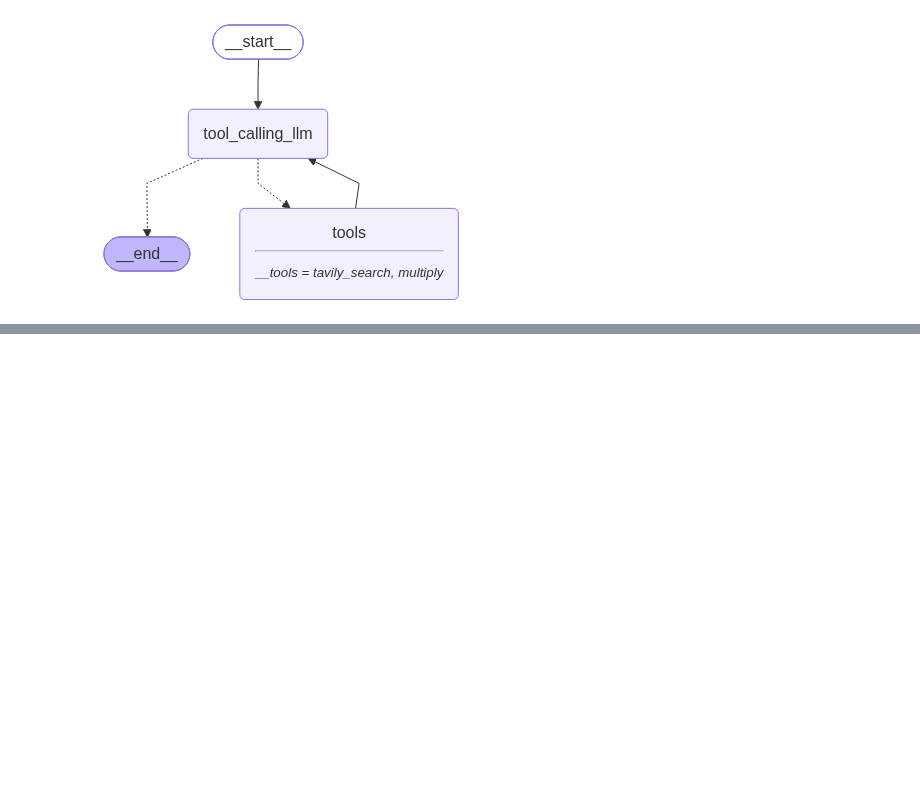
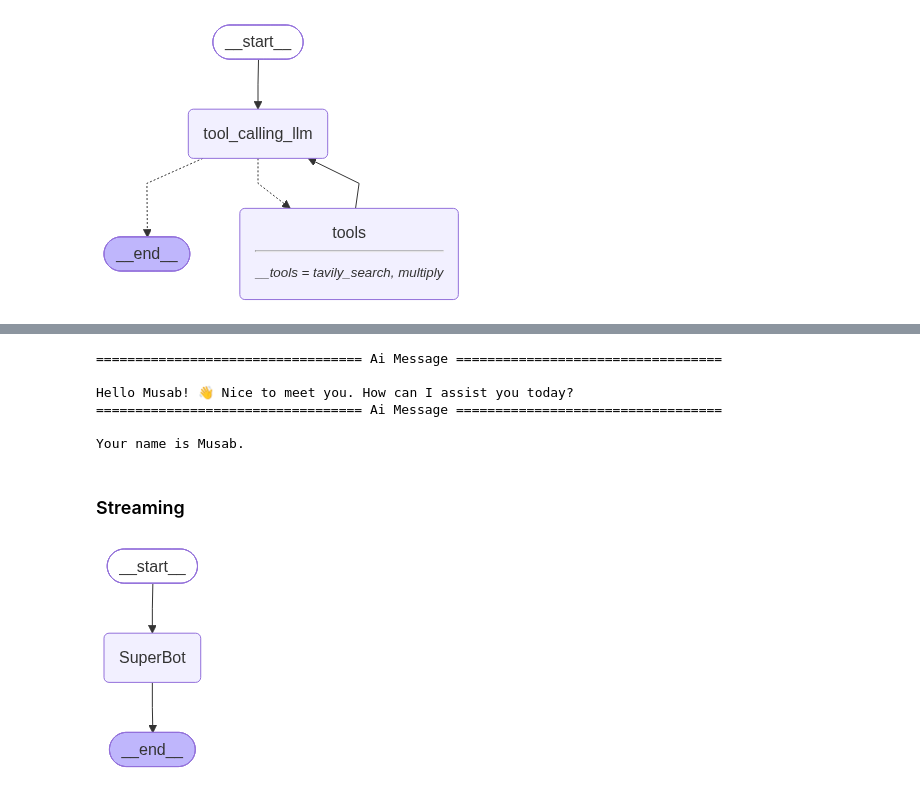
Before and after one commit to MusabZafar/langchain, a Jupyter notebook: basicChatBot/chatbot.ipynb, the cells around one changed output, grey strips where cells are left out. Cells and saved outputs as stored; diff of their text form; code cells hidden in the pictures; blank space fills up the shorter version.

Commit message:
add memory and streaming

```diff
--- a/basicChatBot/chatbot.ipynb
+++ b/basicChatBot/chatbot.ipynb
@@ -267,0 +273,27 @@ So, the product of 2 and 10 is **20**.
+# %%
+from langgraph.graph import StateGraph, START, END
+from langgraph.prebuilt import ToolNode, tools_condition
+from langgraph.checkpoint.memory import MemorySaver
+
+## Node definition
+def tool_calling_llm(state: State):
+    return {"messages": [llm_with_tool.invoke(state["messages"])]}
+
+## Graph
+builder = StateGraph(State)
+builder.add_node("tool_calling_llm", tool_calling_llm)
+builder.add_node("tools", ToolNode(tools))
+
+## Add Edges
+builder.add_edge(START, "tool_calling_llm")
+builder.add_conditional_edges(
+    "tool_calling_llm",
+    tools_condition
+)
+builder.add_edge("tools", "tool_calling_llm")
+
+## Initialize MemorySaver and Compile
+memory = MemorySaver()
+graph = builder.compile(checkpointer=memory)
+
+display(Image(graph.get_graph().draw_mermaid_png()))
@@ -267,0 +302,25 @@ So, the product of 2 and 10 is **20**.
+# %%
+config = {"configurable": {"thread_id": "1"}}
+
+# First turn
+response = graph.invoke(
+    {"messages": [("user", "Hi, my name is Musab.")]},
+    config=config
+)
+response["messages"][-1].pretty_print()
+
+# Second turn (using the same thread_id remembers the previous turn)
+response = graph.invoke(
+    {"messages": [("user", "What is my name?")]},
+    config=config
+)
+response["messages"][-1].pretty_print()
+# %% [output]
+================================== Ai Message ==================================
+
+Hello Musab! 👋 Nice to meet you. How can I assist you today?
+================================== Ai Message ==================================
+
+Your name is Musab.
+# %% [markdown]
+### Streaming
@@ -267,0 +330,19 @@ So, the product of 2 and 10 is **20**.
+# %%
+def superbot(state: State):
+    return {"messages": [llm.invoke(state['messages'])]}
+# %%
+graph = StateGraph(State)
+
+## node
+graph.add_node("SuperBot", superbot)
+## Edges
+graph.add_edge(START, "SuperBot")
+graph.add_edge("SuperBot", END)
+
+graph_builder = graph.compile(checkpointer=memory)
+
+## Display
+from IPython.display import Image, display
+display(Image(graph_builder.get_graph().draw_mermaid_png()))
+# %% [output]
+[figure, added]
```
Also changed, not shown: parts of 16 cells of this notebook.
